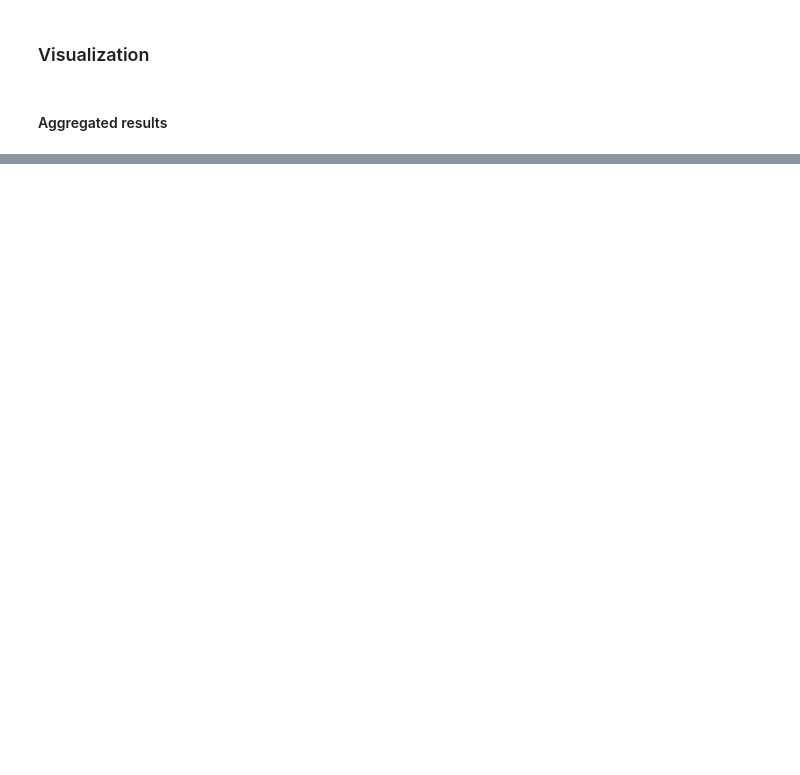
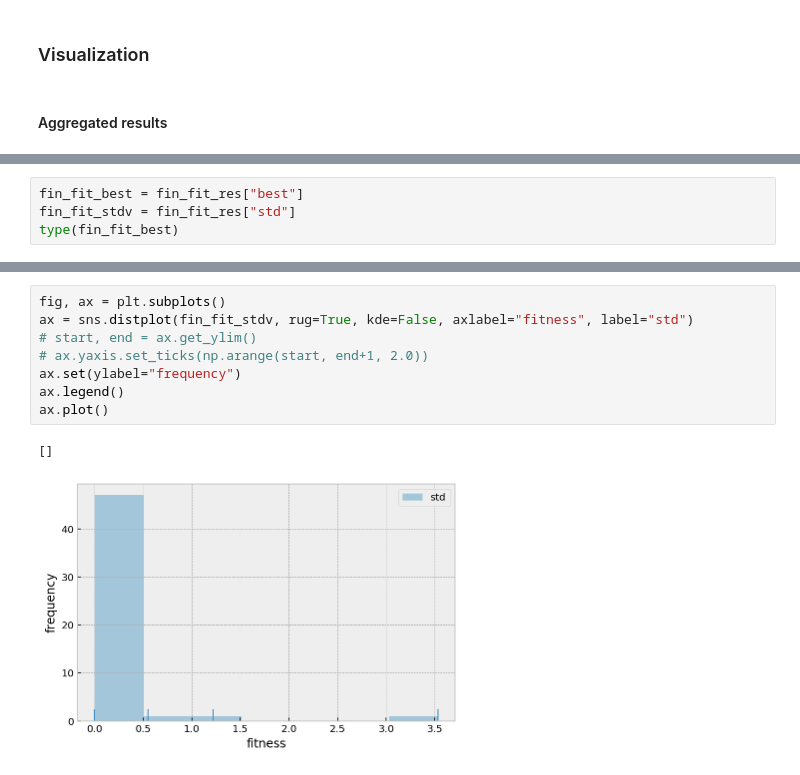
Before and after one commit to EloyRD/ThesisExp, a Jupyter notebook: EA_C_01_OneParameterSet.ipynb, the cells around one changed output, grey strips where cells are left out. Saved outputs shown, nothing was run; the diff lists cells and outputs as text; blank space fills up the shorter version.

```diff
--- a/EA_C_01_OneParameterSet.ipynb
+++ b/EA_C_01_OneParameterSet.ipynb
@@ -648,0 +364,4 @@ Wall time: 50.6 s
+# %%
+fin_fit_best = fin_fit_res["best"]
+fin_fit_stdv = fin_fit_res["std"]
+type(fin_fit_best)
@@ -648,0 +386,11 @@ Wall time: 50.6 s
+# %%
+fig, ax = plt.subplots()
+ax = sns.distplot(fin_fit_stdv, rug=True, kde=False, axlabel="fitness", label="std")
+# start, end = ax.get_ylim()
+# ax.yaxis.set_ticks(np.arange(start, end+1, 2.0))
+ax.set(ylabel="frequency")
+ax.legend()
+ax.plot()
+# %% [output]
+[]
+[figure, added]
```
Also changed, not shown: parts of 36 cells of this notebook, 43 other files.
